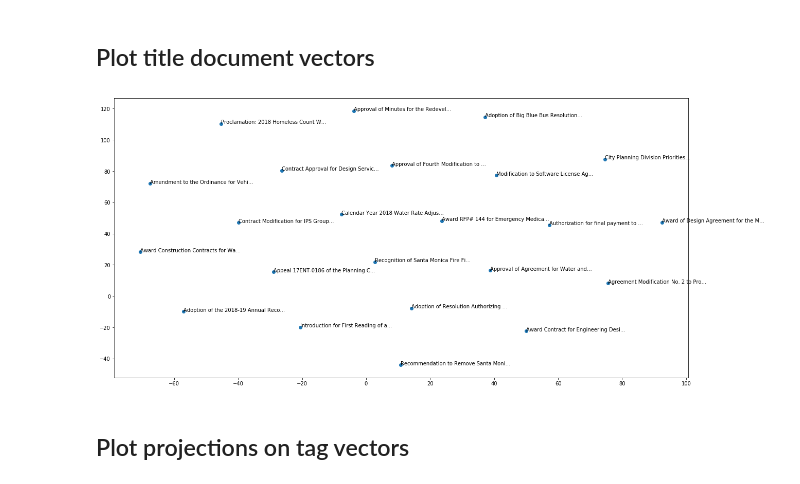
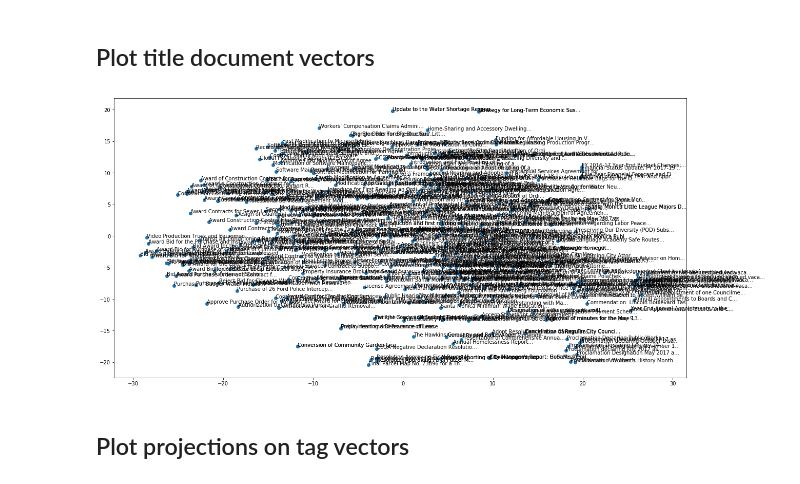
Before and after one commit to eselkin/CouncilML, a Jupyter notebook: doc_embedder/doc_embedder_nb.ipynb, the cells around one changed output. Saved outputs shown, nothing was run; the diff lists cells and outputs as text; code cells hidden in the pictures.

```diff
--- a/doc_embedder/doc_embedder_nb.ipynb
+++ b/doc_embedder/doc_embedder_nb.ipynb
@@ -95,17 +123,9 @@ tsne_scatter_plot(norm_tag_vectors, tag_list)
 # %% [markdown]
 ## Plot title document vectors
-# %%
-titles = []
-title_doc_vectors = []
-for item in agenda_items:
-  title = item["Title"]
-  titles.append(title)
-  title_word_vectors = [normalize_1d(ft_vectors[word]) for word in clean_sentence(ft_vectors, title)]
-  title_doc_vectors.append(doc_vector_simple(title_word_vectors))
-
-tsne_scatter_plot(title_doc_vectors, [title[:35] + "..." for title in titles])
-# %% [output]
-[figure, removed]
+# %%
+tsne_scatter_plot(agenda_dfs["title_doc_vector"].tolist(), [title[:35] + "..." for title in agenda_dfs.index])
+# %% [output]
+[figure, added]
 # %% [markdown]
 ## Plot projections on tag vectors
 # %%
```
Also changed, not shown: parts of 15 cells of this notebook.
